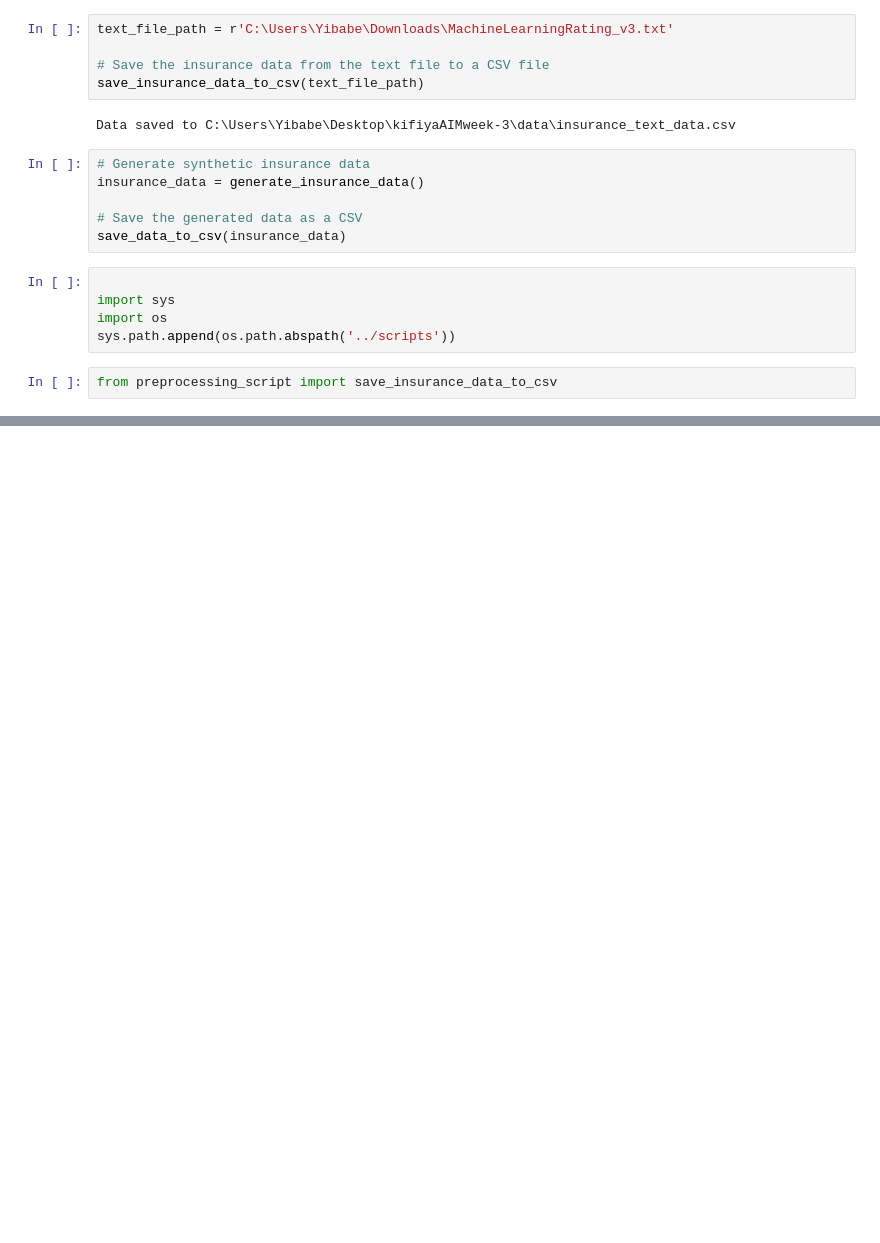
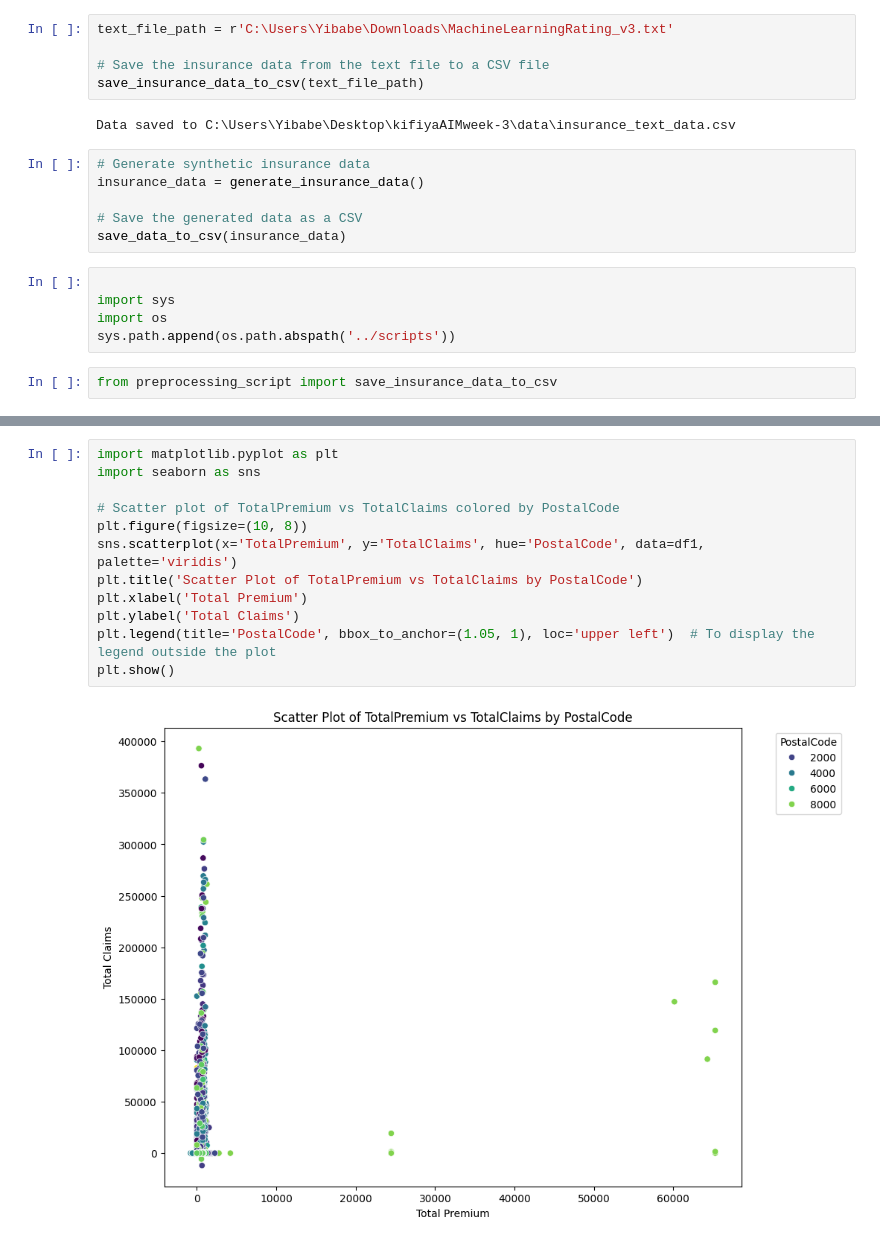
Before and after one commit to Begizew2112/kifiyaAIMweek-3, a Jupyter notebook: notebooks/preprocessing_EDA_analysis.ipynb, the cells around one changed output, grey strips where cells are left out. Cells and saved outputs as stored; diff of their text form; blank space fills up the shorter version.

```diff
--- a/notebooks/preprocessing_EDA_analysis.ipynb
+++ b/notebooks/preprocessing_EDA_analysis.ipynb
@@ -80,0 +302,14 @@ from preprocessing_script import save_insurance_data_to_csv
+# %%
+import matplotlib.pyplot as plt
+import seaborn as sns
+
+# Scatter plot of TotalPremium vs TotalClaims colored by PostalCode
+plt.figure(figsize=(10, 8))
+sns.scatterplot(x='TotalPremium', y='TotalClaims', hue='PostalCode', data=df1, palette='viridis')
+plt.title('Scatter Plot of TotalPremium vs TotalClaims by PostalCode')
+plt.xlabel('Total Premium')
+plt.ylabel('Total Claims')
+plt.legend(title='PostalCode', bbox_to_anchor=(1.05, 1), loc='upper left')  # To display the legend outside the plot
+plt.show()
+# %% [output]
+[figure, added]
```
Also changed, not shown: parts of 31 cells of this notebook.
